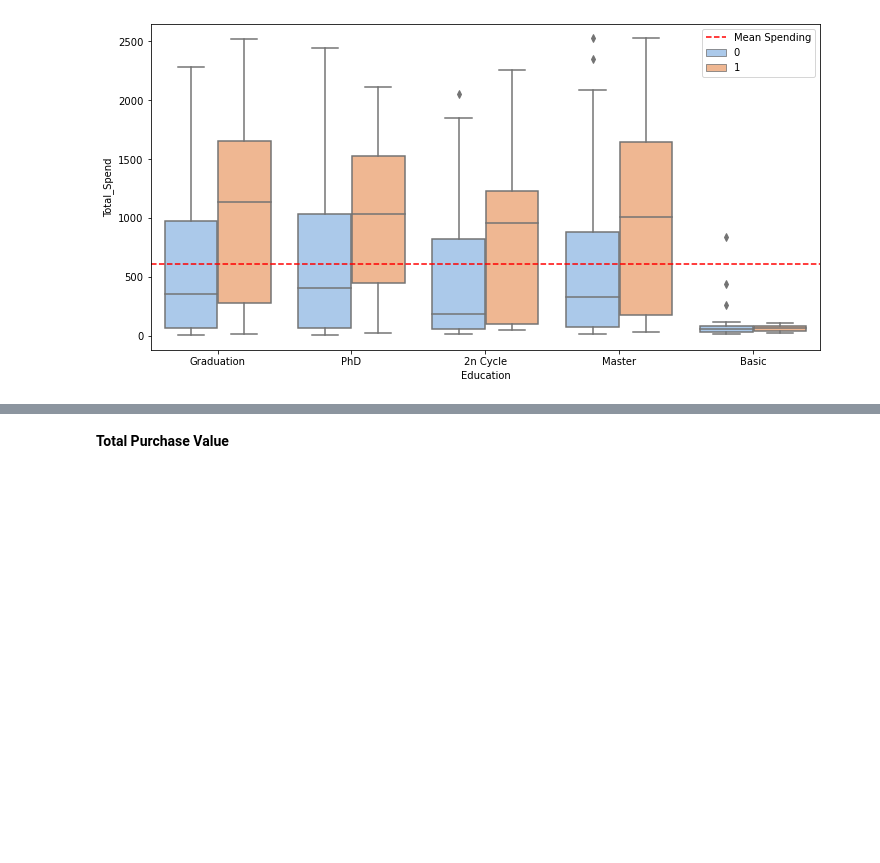
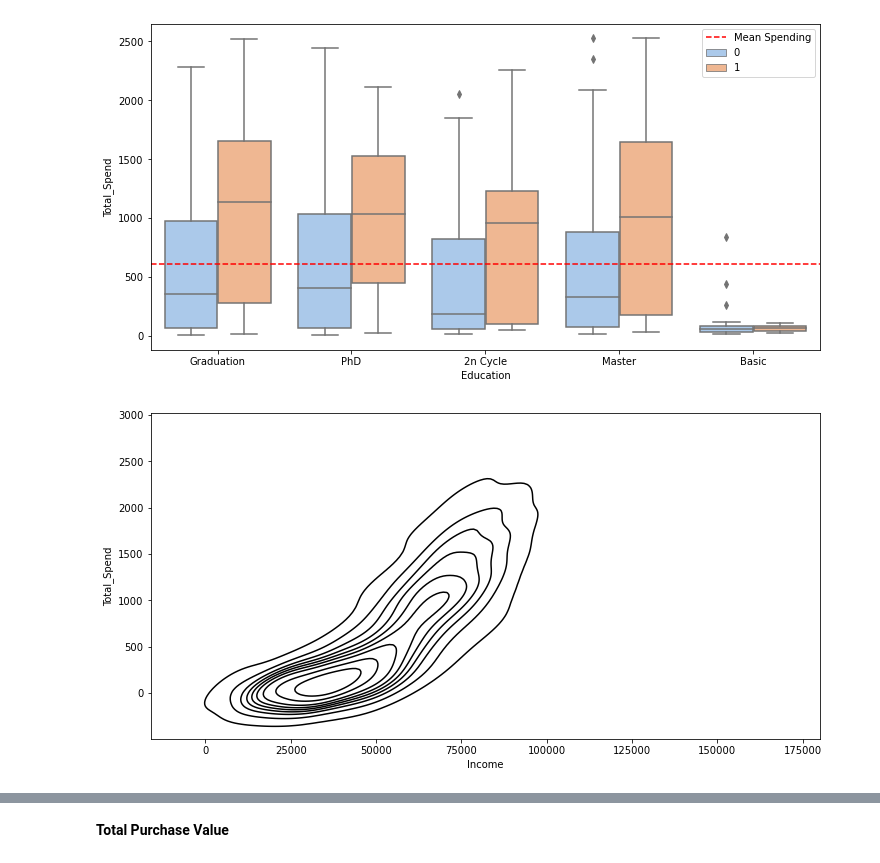
Before and after one commit to ShahrinIman/Marketing_Campaign_Analytics-EDA-, a Jupyter notebook: Marketing Analytics (Exploratory Data Analysis).ipynb, the cells around one changed output, grey strips where cells are left out. Drawn from its saved outputs; the diff is of its cells as text; code cells hidden in the pictures; blank space fills up the shorter version.

```diff
--- a/Marketing Analytics (Exploratory Data Analysis).ipynb
+++ b/Marketing Analytics (Exploratory Data Analysis).ipynb
@@ -623,6 +635,11 @@ plt.axhline(df['Total_Spend'].mean(), linestyle='--', color='red',label='Mean Sp
 plt.legend();
 # %% [output]
 [figure]
+# %%
+plt.figure(figsize=(12,6))
+sns.kdeplot('Income','Total_Spend',data=df,color='black');
+# %% [output]
+[figure, added]
 # %%
 plt.figure(figsize=(12,6))
 sns.stripplot('Country','Total_Spend',data=df,palette=colors,);
```
Also changed, not shown: parts of 8 cells of this notebook, 1 other file.
